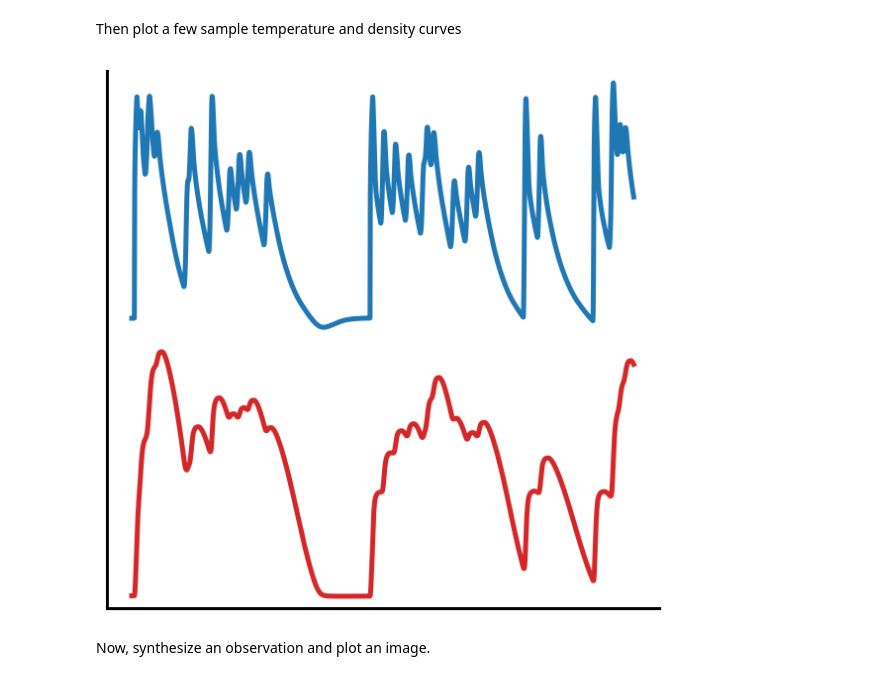
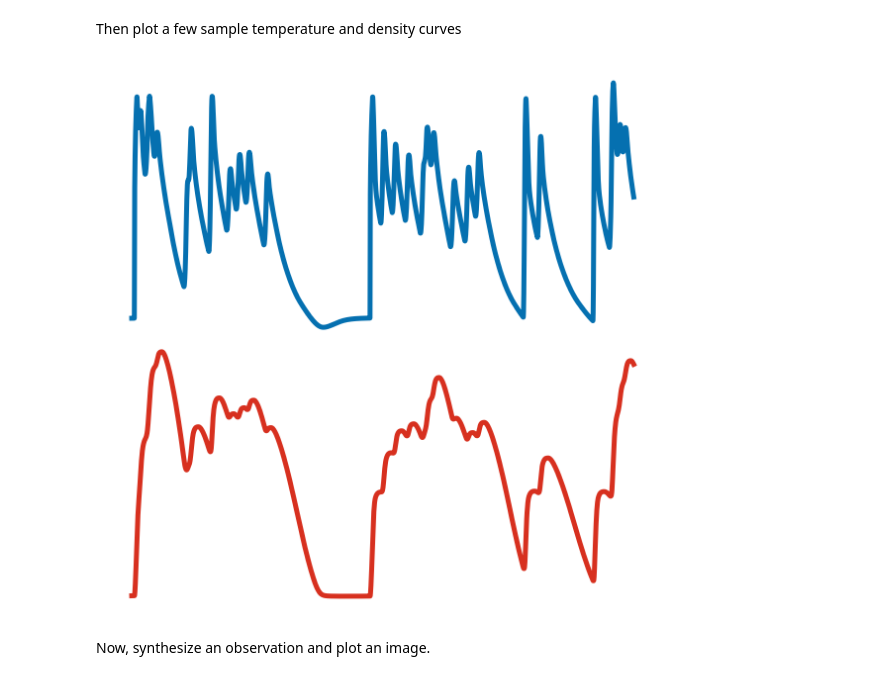
Before and after one commit to wtbarnes/tess-2018-talk, a Jupyter notebook: notebooks/diagram.ipynb, the cells around one changed output. Saved outputs shown, nothing was run; the diff lists cells and outputs as text; code cells hidden in the pictures.

```diff
--- a/notebooks/diagram.ipynb
+++ b/notebooks/diagram.ipynb
@@ -252,28 +259,34 @@ loop = active_region.loops[loop_num]
 # %%
 fig,axes = plt.subplots(2,1,figsize=(10,10),sharex=True,)
 # Temperature
-axes[0].plot(loop.time,loop.electron_temperature[:,0].to(u.MK),color='C0',lw=5,)
+axes[0].plot(loop.time,loop.electron_temperature[:,0].to(u.MK),
+             color=(5/255, 112/255, 176/255),
+             lw=5,)
 axes[0].tick_params(axis='both',which='both',
                bottom='off',top='off',left='off',right='off',
                labelbottom='off',labeltop='off',labelleft='off',labelright='off')
-axes[0].spines['right'].set_visible(False)
-axes[0].spines['top'].set_visible(False)
-axes[0].spines['bottom'].set_visible(False)
-axes[0].spines['left'].set_linewidth(3)
+#axes[0].spines['right'].set_visible(False)
+#axes[0].spines['top'].set_visible(False)
+#axes[0].spines['bottom'].set_visible(False)
+#axes[0].spines['left'].set_linewidth(3)
 # Density
-axes[1].plot(loop.time,loop.density[:,0]/1e9,color='C3',lw=5)
+axes[1].plot(loop.time,loop.density[:,0]/1e9,
+             color=(215/255, 48/255, 31/255),
+             lw=5)
 axes[1].tick_params(axis='both',which='both',
                bottom='off',top='off',left='off',right='off',
                labelbottom='off',labeltop='off',labelleft='off',labelright='off')
-axes[1].spines['top'].set_visible(False)
-axes[1].spines['right'].set_visible(False)
-axes[1].spines['left'].set_linewidth(3)
-axes[1].spines['bottom'].set_linewidth(3)
+#axes[1].spines['top'].set_visible(False)
+#axes[1].spines['right'].set_visible(False)
+#axes[1].spines['left'].set_linewidth(3)
+#axes[1].spines['bottom'].set_linewidth(3)
 plt.subplots_adjust(hspace=0)
 #axes[0].set_xlim(1e4,2e4)
+axes[0].axis('off')
+axes[1].axis('off')
 fig.savefig('../img/profiles_diagram.png',format='png',dpi=300,bbox_inches='tight',transparent=True)
 # %% [output]
-[figure, old version]
+[figure, new version]
 # %% [markdown]
 Now, synthesize an observation and plot an image.
 # %%
```
Also changed, not shown: parts of 4 cells of this notebook, 1 other file.
